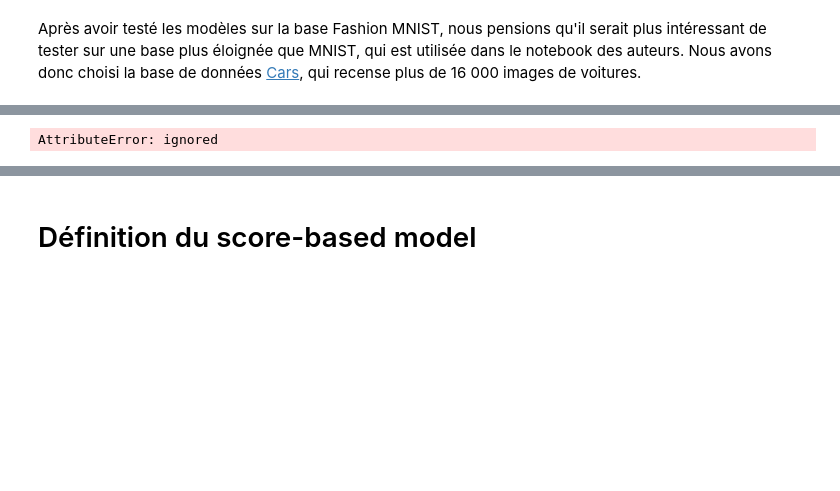
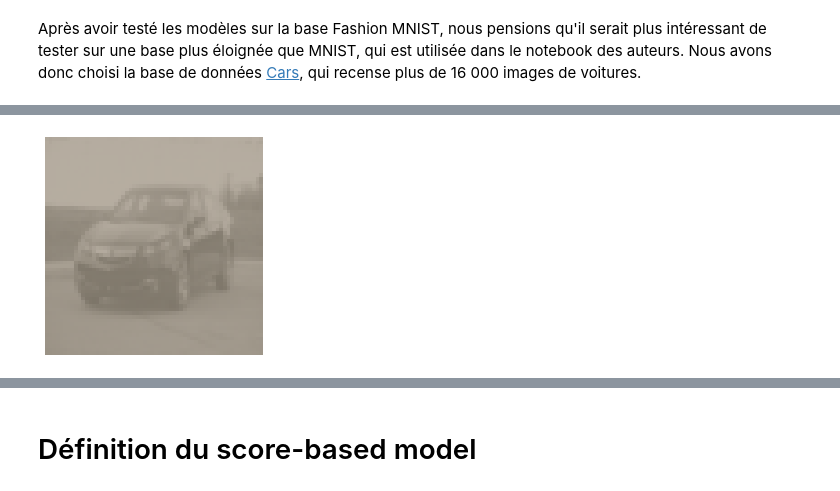
Before and after one commit to ydecoster/Deep_Learning_ENSAE_2022, a Jupyter notebook: notebook_DL.ipynb, the cells around one changed output, grey strips where cells are left out. Cells and saved outputs as stored; diff of their text form; code cells hidden in the pictures; blank space fills up the shorter version.

```diff
--- a/notebook_DL.ipynb
+++ b/notebook_DL.ipynb
@@ -95,18 +113,17 @@ class CustomDataSet(Dataset):
 # %%
 # Mise en forme des données
 
 data_dir = 'cars_train'
 batch_size =  32 #@param {'type':'integer'}
 
-# Redimensionnement des images, passage en noir et blanc, et création du dataloader
-transform = transforms.Compose([transforms.Resize([28, 28]),
+transform = transforms.Compose([transforms.Resize([60, 60]),
                                 transforms.Grayscale(1),
                                 transforms.ToTensor()])
 dataset = CustomDataSet(data_dir, transform=transform)
-data_loader_cars = torch.utils.data.DataLoader(dataset, batch_size=batch_size, shuffle=True, num_workers=4)
+dataloader = torch.utils.data.DataLoader(dataset, batch_size=batch_size, shuffle=True, num_workers=4)
 
-image = next(iter(data_loader_cars))
+image = next(iter(dataloader))
 helper.imshow(image[0,:])
 plt.show()
 # %% [output]
-AttributeError: ignored
+[figure, added]
```
Also changed, not shown: parts of 19 cells of this notebook.
